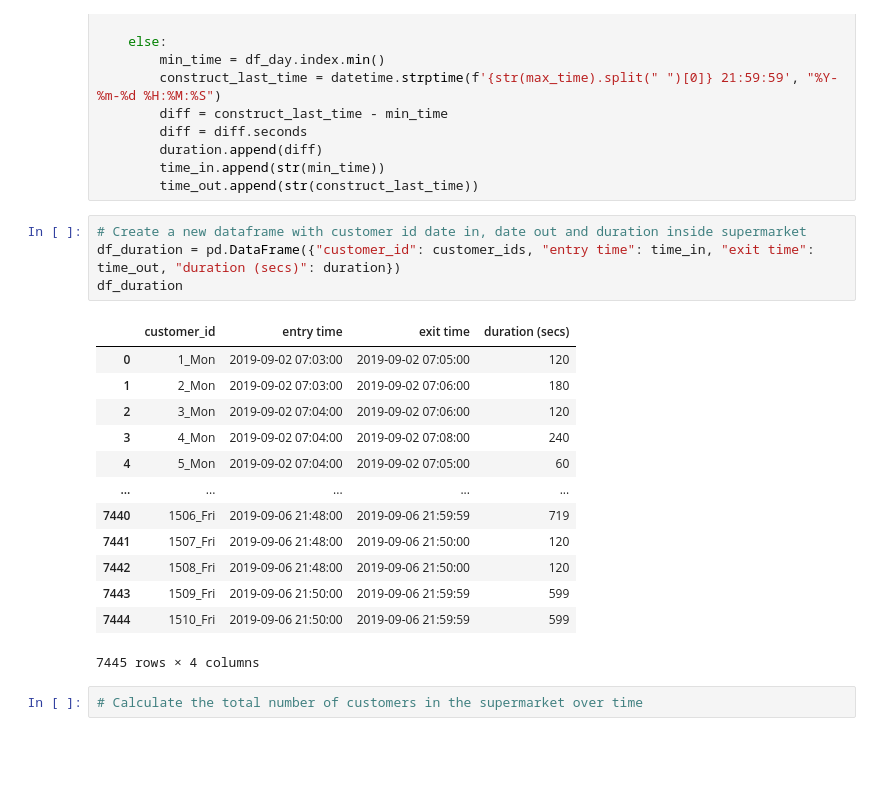
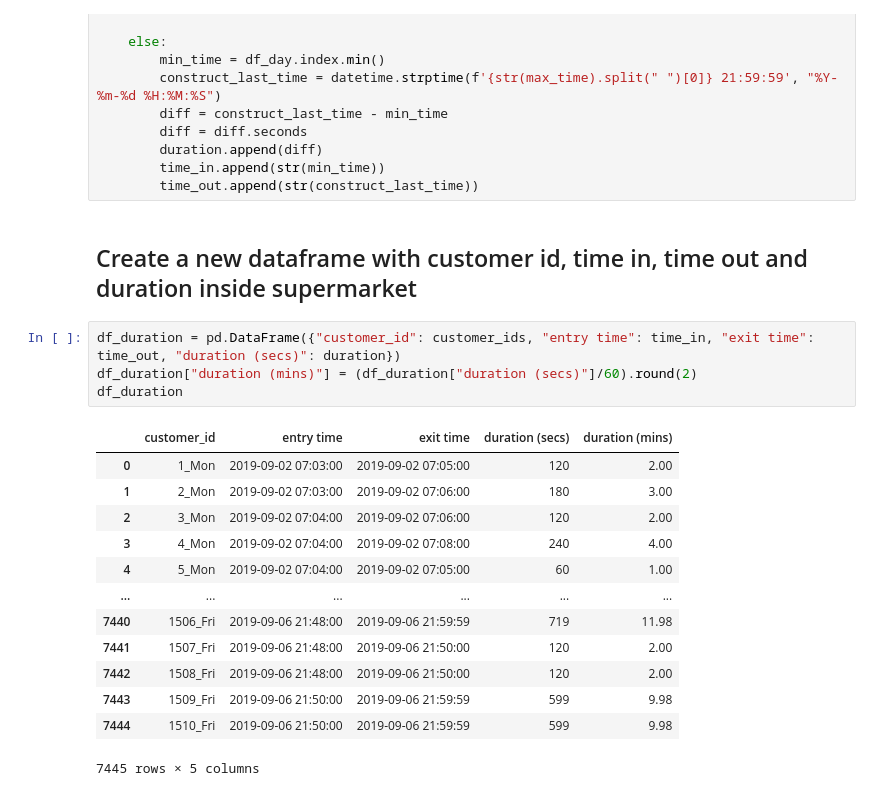
Before and after one commit to Amaranga/markov_ki, a Jupyter notebook: project8_data_exploration.ipynb, the cells around one changed output. Cells and saved outputs as stored; diff of their text form; blank space fills up the shorter version.

```diff
--- a/project8_data_exploration.ipynb
+++ b/project8_data_exploration.ipynb
@@ -222,23 +213,23 @@ for customer_id in customer_ids:
         duration.append(diff)
         time_in.append(str(min_time))
         time_out.append(str(construct_last_time))
+# %% [markdown]
+## Create a new dataframe with customer id, time in, time out and duration inside supermarket
 # %%
-# Create a new dataframe with customer id date in, date out and duration inside supermarket
 df_duration = pd.DataFrame({"customer_id": customer_ids, "entry time": time_in, "exit time": time_out, "duration (secs)": duration})
+df_duration["duration (mins)"] = (df_duration["duration (secs)"]/60).round(2)
 df_duration
 # %% [output]
-|  | customer_id | entry time | exit time | duration (secs) |
-| 0 | 1_Mon | 2019-09-02 07:03:00 | 2019-09-02 07:05:00 | 120 |
-| 1 | 2_Mon | 2019-09-02 07:03:00 | 2019-09-02 07:06:00 | 180 |
-| 2 | 3_Mon | 2019-09-02 07:04:00 | 2019-09-02 07:06:00 | 120 |
-| 3 | 4_Mon | 2019-09-02 07:04:00 | 2019-09-02 07:08:00 | 240 |
-| 4 | 5_Mon | 2019-09-02 07:04:00 | 2019-09-02 07:05:00 | 60 |
-| ... | ... | ... | ... | ... |
-| 7440 | 1506_Fri | 2019-09-06 21:48:00 | 2019-09-06 21:59:59 | 719 |
-| 7441 | 1507_Fri | 2019-09-06 21:48:00 | 2019-09-06 21:50:00 | 120 |
-| 7442 | 1508_Fri | 2019-09-06 21:48:00 | 2019-09-06 21:50:00 | 120 |
-| 7443 | 1509_Fri | 2019-09-06 21:50:00 | 2019-09-06 21:59:59 | 599 |
-| 7444 | 1510_Fri | 2019-09-06 21:50:00 | 2019-09-06 21:59:59 | 599 |
+|  | customer_id | entry time | exit time | duration (secs) | duration (mins) |
+| 0 | 1_Mon | 2019-09-02 07:03:00 | 2019-09-02 07:05:00 | 120 | 2.00 |
+| 1 | 2_Mon | 2019-09-02 07:03:00 | 2019-09-02 07:06:00 | 180 | 3.00 |
+| 2 | 3_Mon | 2019-09-02 07:04:00 | 2019-09-02 07:06:00 | 120 | 2.00 |
+| 3 | 4_Mon | 2019-09-02 07:04:00 | 2019-09-02 07:08:00 | 240 | 4.00 |
+| 4 | 5_Mon | 2019-09-02 07:04:00 | 2019-09-02 07:05:00 | 60 | 1.00 |
+| ... | ... | ... | ... | ... | ... |
+| 7440 | 1506_Fri | 2019-09-06 21:48:00 | 2019-09-06 21:59:59 | 719 | 11.98 |
+| 7441 | 1507_Fri | 2019-09-06 21:48:00 | 2019-09-06 21:50:00 | 120 | 2.00 |
+| 7442 | 1508_Fri | 2019-09-06 21:48:00 | 2019-09-06 21:50:00 | 120 | 2.00 |
+| 7443 | 1509_Fri | 2019-09-06 21:50:00 | 2019-09-06 21:59:59 | 599 | 9.98 |
+| 7444 | 1510_Fri | 2019-09-06 21:50:00 | 2019-09-06 21:59:59 | 599 | 9.98 |
-7445 rows × 4 columns
+7445 rows × 5 columns
-# %%
-# Calculate the total number of customers in the supermarket over time
```
Also changed, not shown: parts of 11 cells of this notebook.
